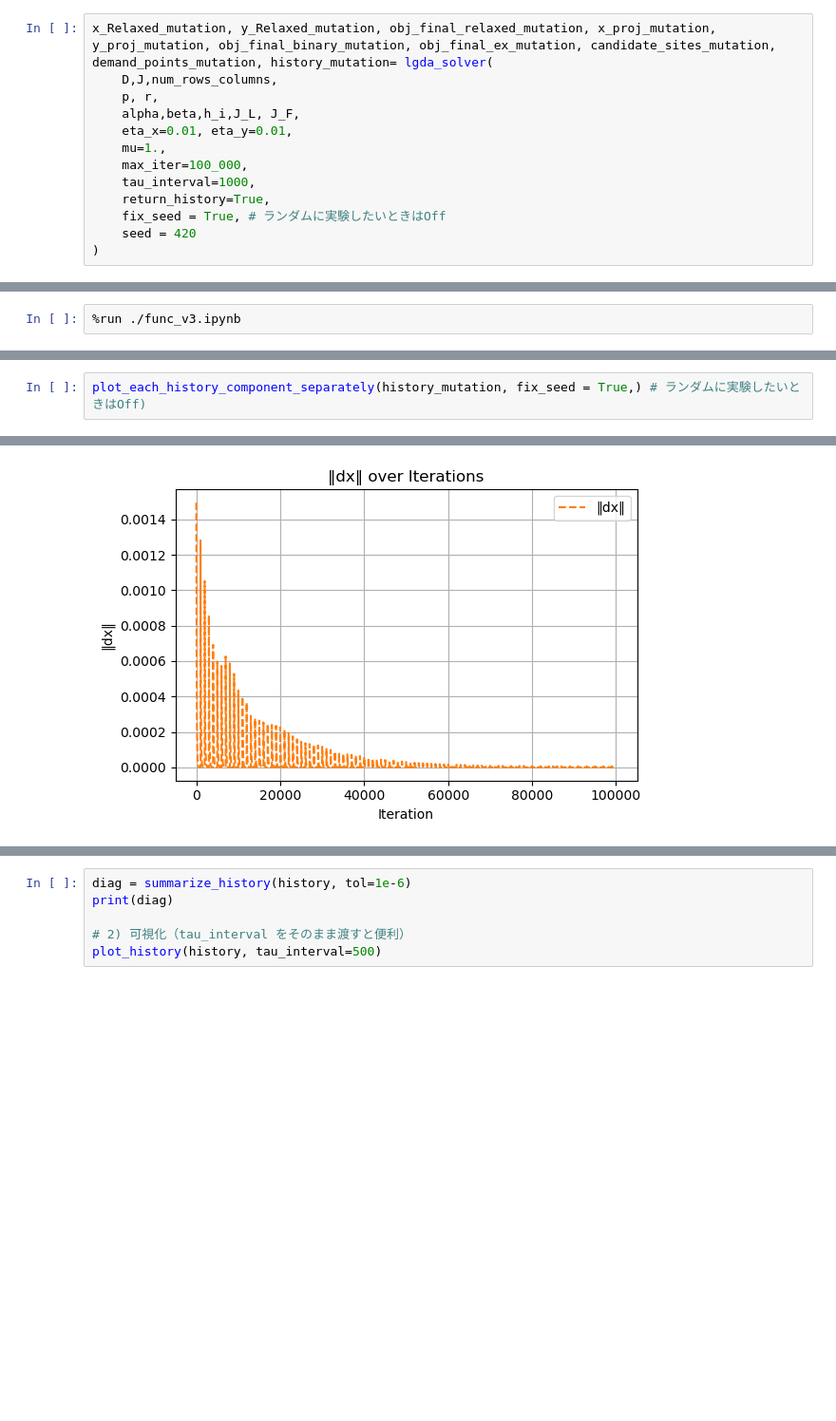
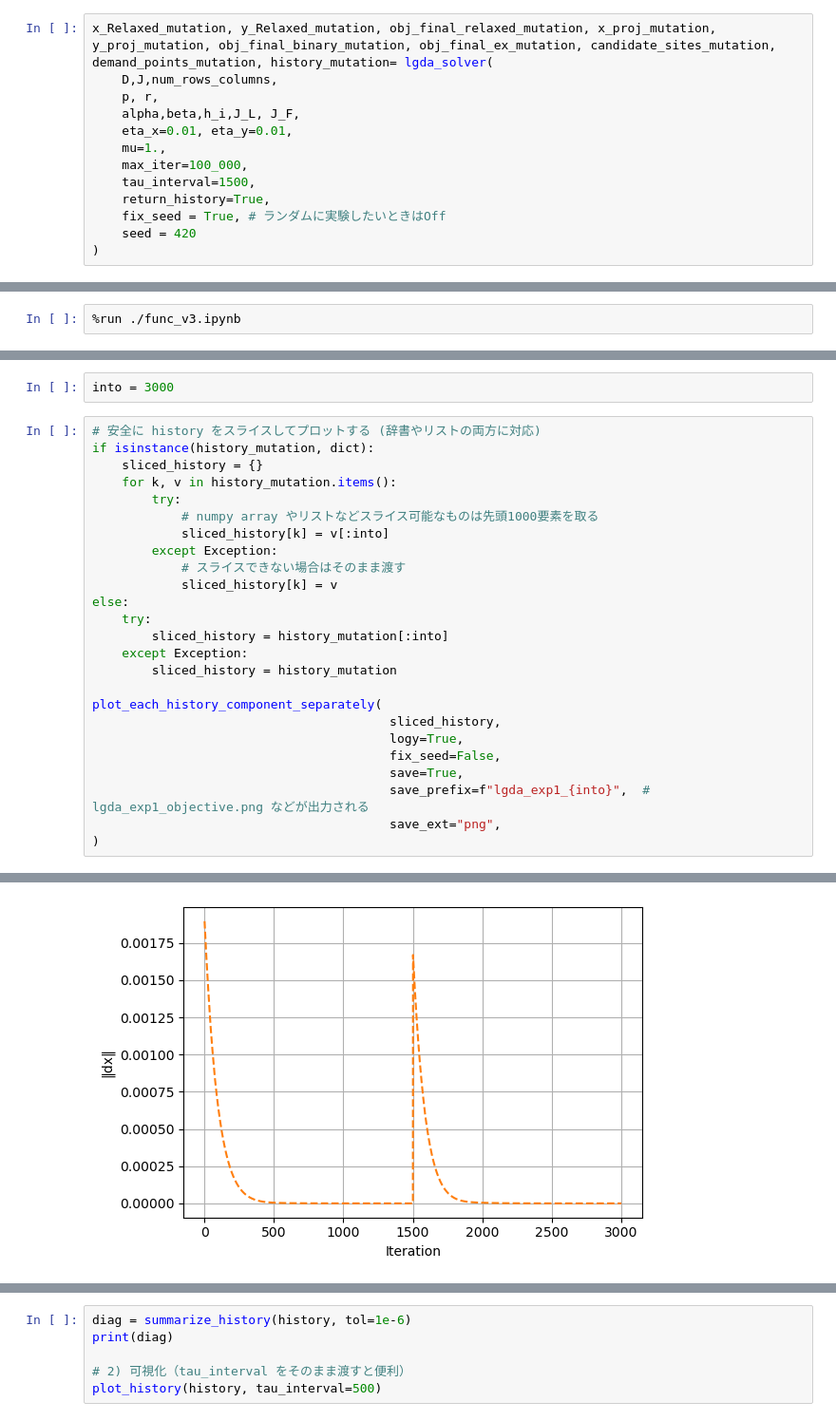
Before and after one commit to datty00725/allocate-probrem, a Jupyter notebook: mutaion_gda/execute.ipynb, the cells around one changed output, grey strips where cells are left out. Shown at 95% size. Saved outputs shown, nothing was run; the diff lists cells and outputs as text; blank space fills up the shorter version.

```diff
--- a/mutaion_gda/execute.ipynb
+++ b/mutaion_gda/execute.ipynb
@@ -46,7 +46,7 @@ x_Relaxed_mutation, y_Relaxed_mutation, obj_final_relaxed_mutation, x_proj_mutat
     eta_x=0.01, eta_y=0.01,
     mu=1.,
     max_iter=100_000,
-    tau_interval=1000,
+    tau_interval=1500,
     return_history=True,
     fix_seed = True, # ランダムに実験したいときはOff
     seed = 420
@@ -93,3 +106,28 @@ plot_facility_selection(candidate_sites, demand_points, x_proj, y_proj)
+# %%
+into = 3000
 # %%
-plot_each_history_component_separately(history_mutation, fix_seed = True,) # ランダムに実験したいときはOff)
+# 安全に history をスライスしてプロットする (辞書やリストの両方に対応)
+if isinstance(history_mutation, dict):
+    sliced_history = {}
+    for k, v in history_mutation.items():
+        try:
+            # numpy array やリストなどスライス可能なものは先頭1000要素を取る
+            sliced_history[k] = v[:into]
+        except Exception:
+            # スライスできない場合はそのまま渡す
+            sliced_history[k] = v
+else:
+    try:
+        sliced_history = history_mutation[:into]
+    except Exception:
+        sliced_history = history_mutation
+
+plot_each_history_component_separately(
+                                        sliced_history,
+                                        logy=True,
+                                        fix_seed=False,
+                                        save=True,
+                                        save_prefix=f"lgda_exp1_{into}",  # lgda_exp1_objective.png などが出力される
+                                        save_ext="png",
+)
 # %% [output]
@@ -97 +135 @@ plot_each_history_component_separately(history_mutation, fix_seed = True,) # ラ
-[figure, old version]
+[figure, new version]
```
Also changed, not shown: parts of 3 cells of this notebook, 10 other files.
